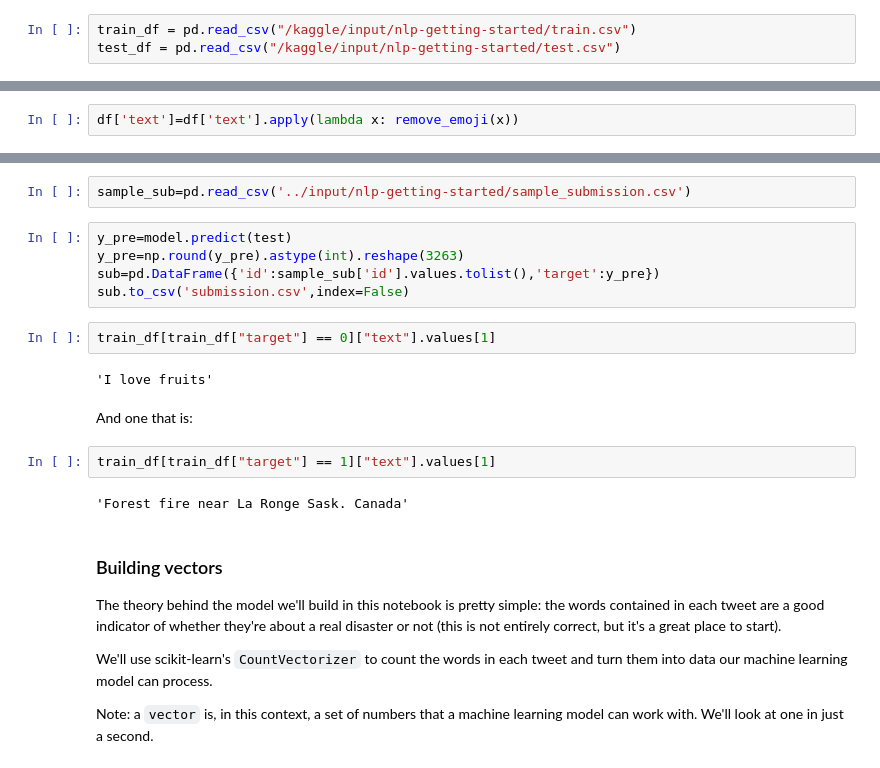
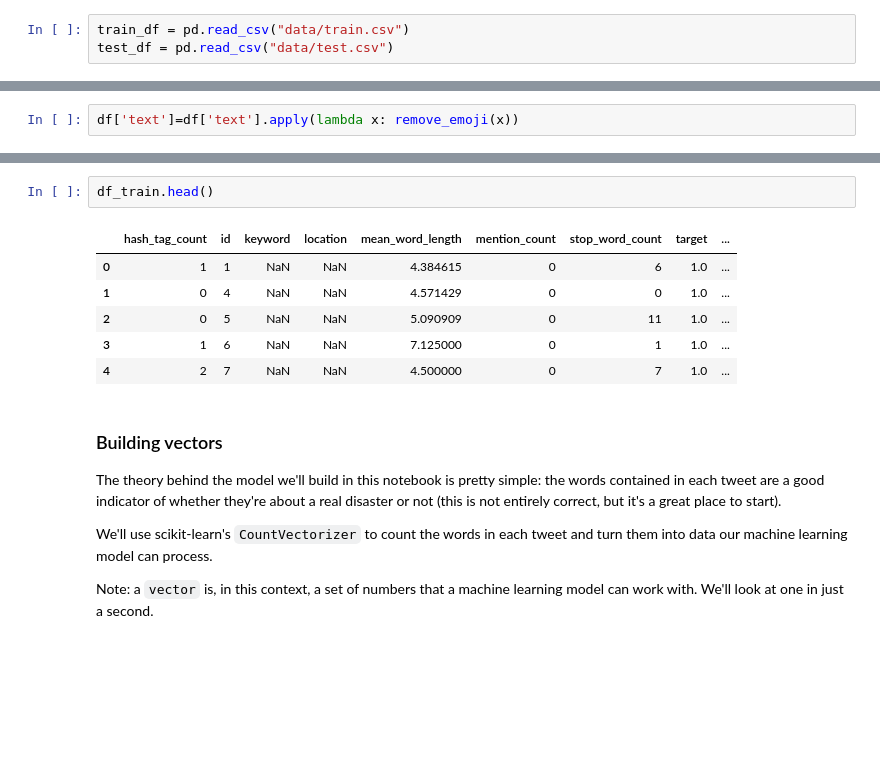
Before and after one commit to ikyath/Disaster-Tweets-NLP-Kaggle, a Jupyter notebook: NLP-Disaster-Tweets.ipynb, the cells around one changed output, grey strips where cells are left out. Drawn from its saved outputs; the diff is of its cells as text; blank space fills up the shorter version.

```diff
--- a/NLP-Disaster-Tweets.ipynb
+++ b/NLP-Disaster-Tweets.ipynb
@@ -9,8 +9,8 @@ import numpy as np # linear algebra
 import pandas as pd # data processing, CSV file I/O (e.g. pd.read_csv)
 from sklearn import feature_extraction, linear_model, model_selection, preprocessing
 # %%
-train_df = pd.read_csv("/kaggle/input/nlp-getting-started/train.csv")
-test_df = pd.read_csv("/kaggle/input/nlp-getting-started/test.csv")
+train_df = pd.read_csv("data/train.csv")
+test_df = pd.read_csv("data/test.csv")
 # %% [markdown]
 ### A quick look at our data
 
@@ -310,20 +179,12 @@ KeyboardInterrupt:
-# %%
-sample_sub=pd.read_csv('../input/nlp-getting-started/sample_submission.csv')
-# %%
-y_pre=model.predict(test)
-y_pre=np.round(y_pre).astype(int).reshape(3263)
-sub=pd.DataFrame({'id':sample_sub['id'].values.tolist(),'target':y_pre})
-sub.to_csv('submission.csv',index=False)
-# %%
-train_df[train_df["target"] == 0]["text"].values[1]
-# %% [output]
-'I love fruits'
-# %% [markdown]
-And one that is:
-# %%
-train_df[train_df["target"] == 1]["text"].values[1]
-# %% [output]
-'Forest fire near La Ronge Sask. Canada'
+# %%
+df_train.head()
+# %% [output]
+|  | hash_tag_count | id | keyword | location | mean_word_length | mention_count | stop_word_count | target | ... |
+| 0 | 1 | 1 | NaN | NaN | 4.384615 | 0 | 6 | 1.0 | ... |
+| 1 | 0 | 4 | NaN | NaN | 4.571429 | 0 | 0 | 1.0 | ... |
+| 2 | 0 | 5 | NaN | NaN | 5.090909 | 0 | 11 | 1.0 | ... |
+| 3 | 1 | 6 | NaN | NaN | 7.125000 | 0 | 1 | 1.0 | ... |
+| 4 | 2 | 7 | NaN | NaN | 4.500000 | 0 | 7 | 1.0 | ... |
 # %% [markdown]
 ### Building vectors
 
```
Also changed, not shown: parts of 33 cells of this notebook.
